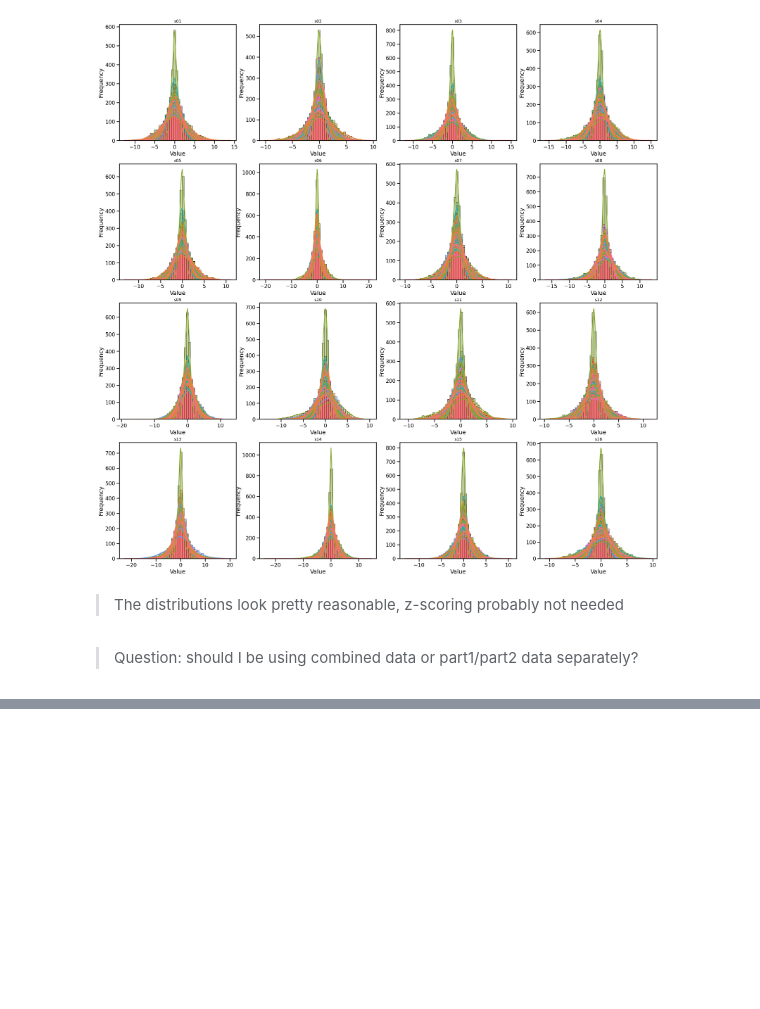
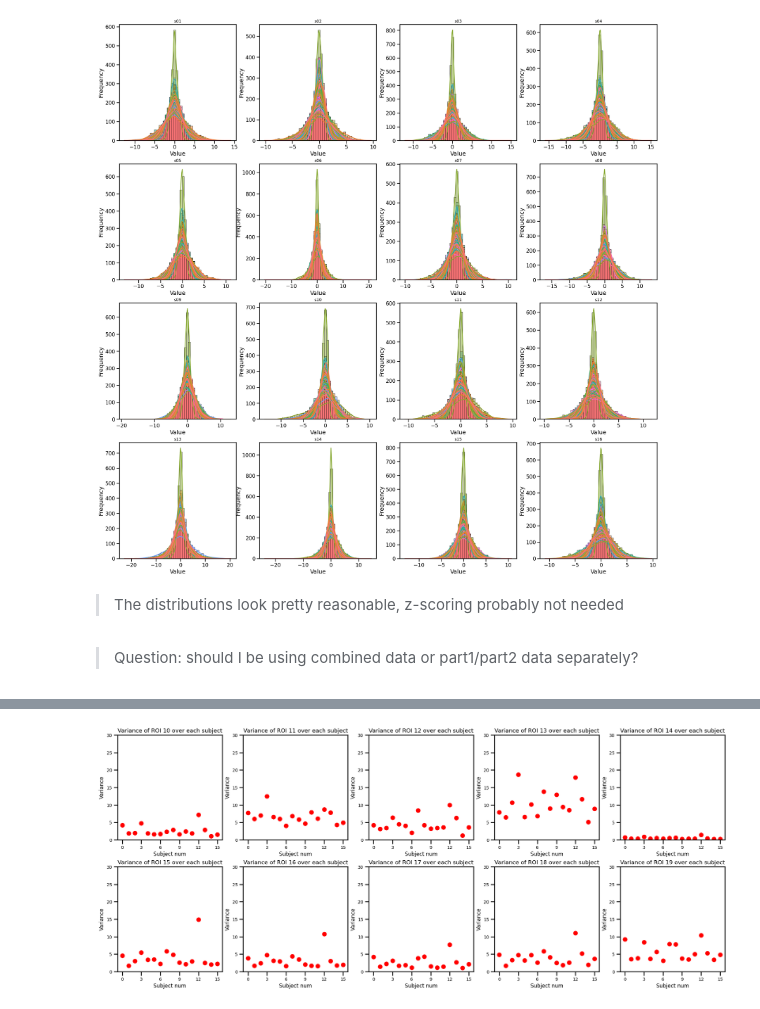
Before and after one commit to jyhong05/CFL_Research, a Jupyter notebook: neuro_pc_fges/data_exploration.ipynb, the cells around one changed output, grey strips where cells are left out. Drawn from its saved outputs; the diff is of its cells as text; code cells hidden in the pictures; blank space fills up the shorter version.

```diff
--- a/neuro_pc_fges/data_exploration.ipynb
+++ b/neuro_pc_fges/data_exploration.ipynb
@@ -106,0 +157,8 @@ for i, (key, data) in enumerate(combined_data.items()):
+# %%
+fig, axs = plt.subplots(2, 5, figsize=(25, 10))
+axs = axs.flatten()
+for i in range(10, 20):
+    ax = axs.flatten()[i-10]
+    plot_roi_var(i, ax=ax)
+# %% [output]
+[figure, added]
```
Also changed, not shown: parts of 10 cells of this notebook.
